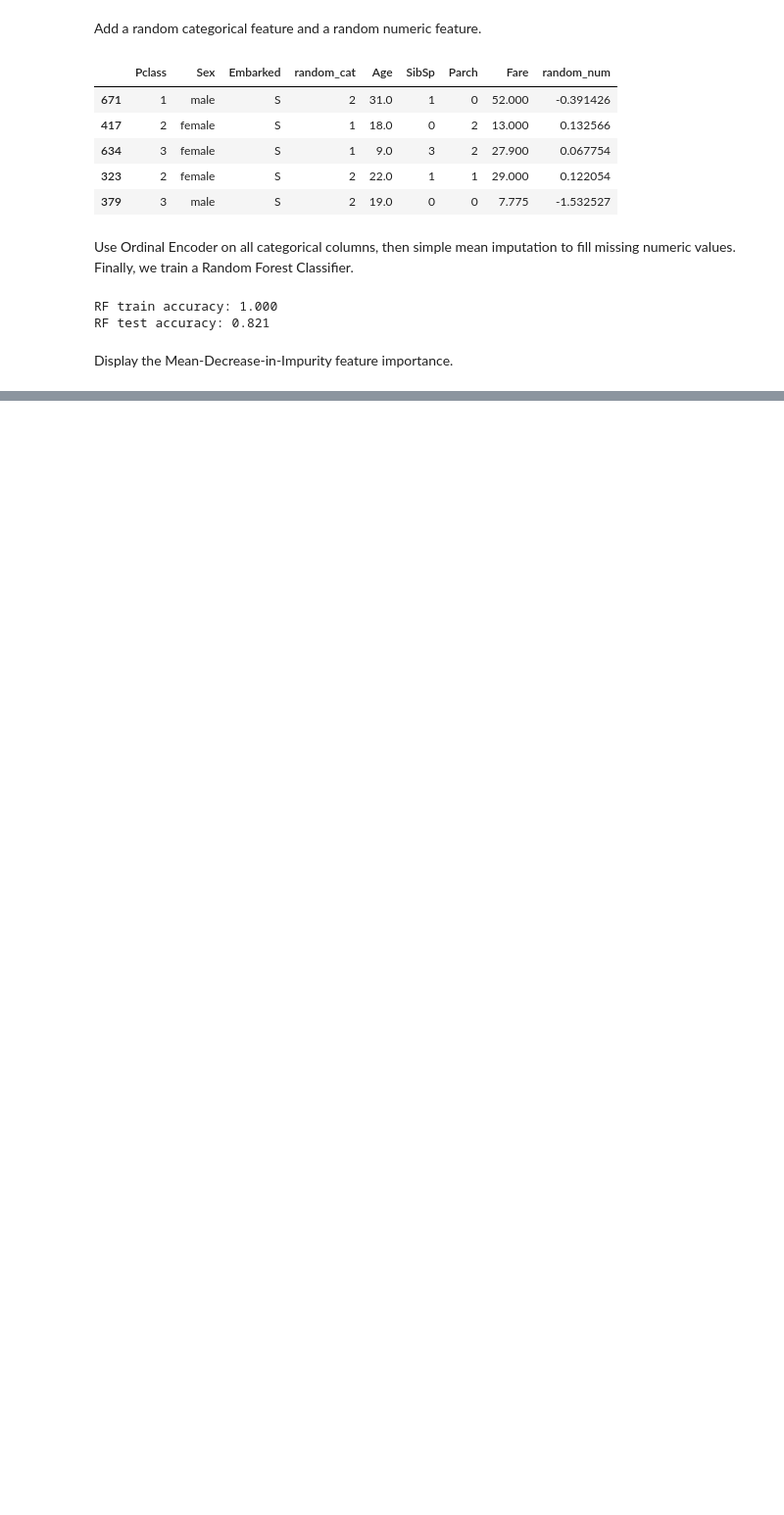
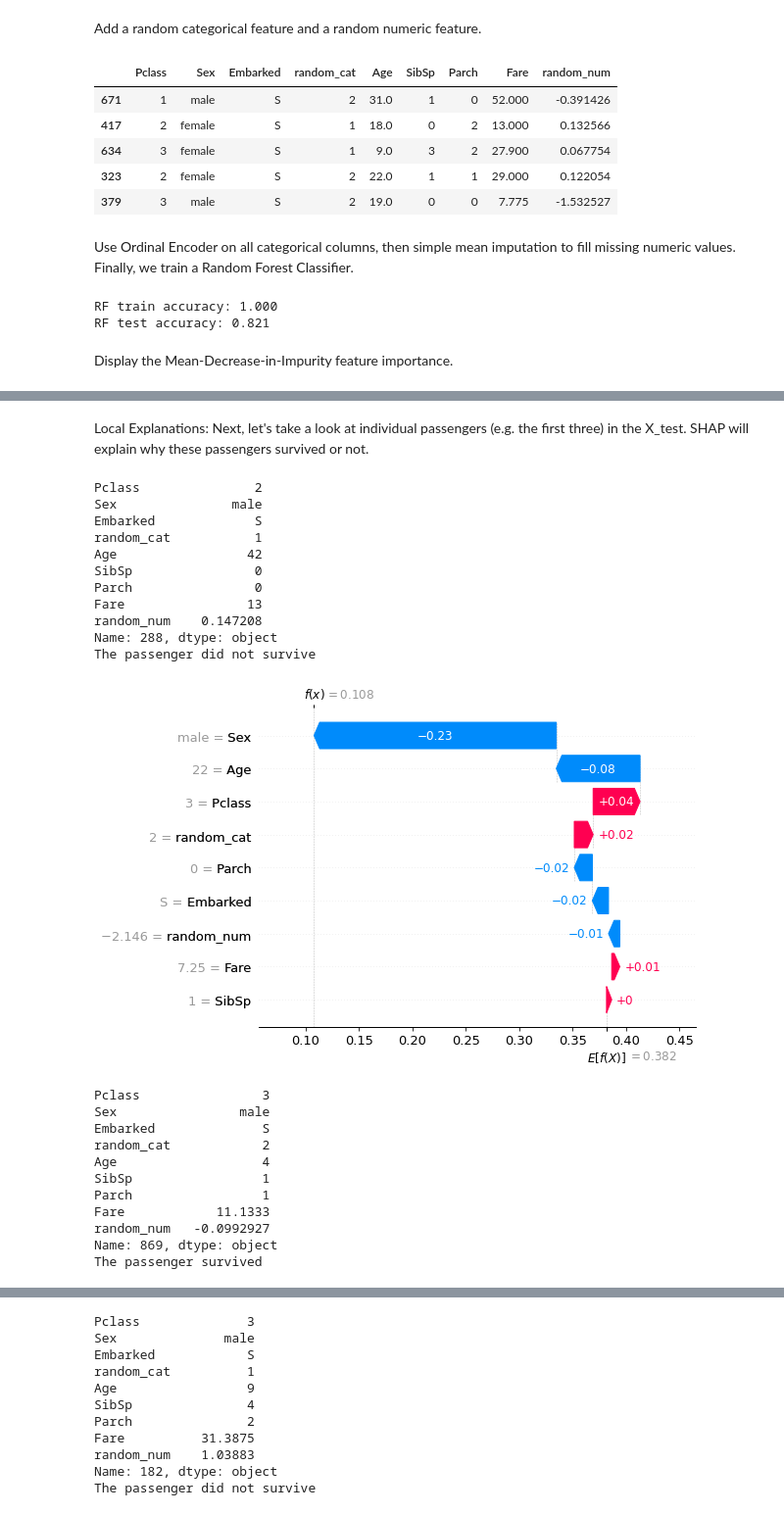
Before and after one commit to kspilario/AI221, a Jupyter notebook: AutoML_and_XAI/titanic_feat_importance.ipynb, the cells around one changed output, grey strips where cells are left out. Shown at 98% size. Drawn from its saved outputs; the diff is of its cells as text; code cells hidden in the pictures; blank space fills up the shorter version.

```diff
--- a/AutoML_and_XAI/titanic_feat_importance.ipynb
+++ b/AutoML_and_XAI/titanic_feat_importance.ipynb
@@ -117,0 +148,43 @@ for name, importances in zip(["train", "test"], [train_importances, test_importa
+# %% [markdown]
+Local Explanations: Next, let's take a look at individual passengers (e.g. the first three) in the X_test. SHAP will explain why these passengers survived or not.
+# %%
+sv = explainer(observations)
+y_test_pred = rf.predict(X_test)
+
+for passenger_no in np.arange(3):    # You can set the passenger numbers here.
+    print(X_test.iloc[passenger_no])
+    if y_test_pred[passenger_no] == 1:
+        print("The passenger survived")
+    else:
+        print("The passenger did not survive")
+
+    exp = shap.Explanation(sv.values[:,:,1],
+                      sv.base_values[:,1],
+                      data=X.values,
+                      feature_names=X.columns)
+
+    shap.plots.waterfall(exp[passenger_no])
+# %% [output]
+Pclass               2
+Sex               male
+Embarked             S
+random_cat           1
+Age                 42
+SibSp                0
+Parch                0
+Fare                13
+random_num    0.147208
+Name: 288, dtype: object
+The passenger did not survive
+[figure, added]
+Pclass                3
+Sex                male
+Embarked              S
+random_cat            2
+Age                   4
+SibSp                 1
+Parch                 1
+Fare            11.1333
+random_num   -0.0992927
+Name: 869, dtype: object
+The passenger survived
@@ -117,0 +192,11 @@ for name, importances in zip(["train", "test"], [train_importances, test_importa
+Pclass              3
+Sex              male
+Embarked            S
+random_cat          1
+Age                 9
+SibSp               4
+Parch               2
+Fare          31.3875
+random_num    1.03883
+Name: 182, dtype: object
+The passenger did not survive
```
Also changed, not shown: parts of 5 cells of this notebook.
